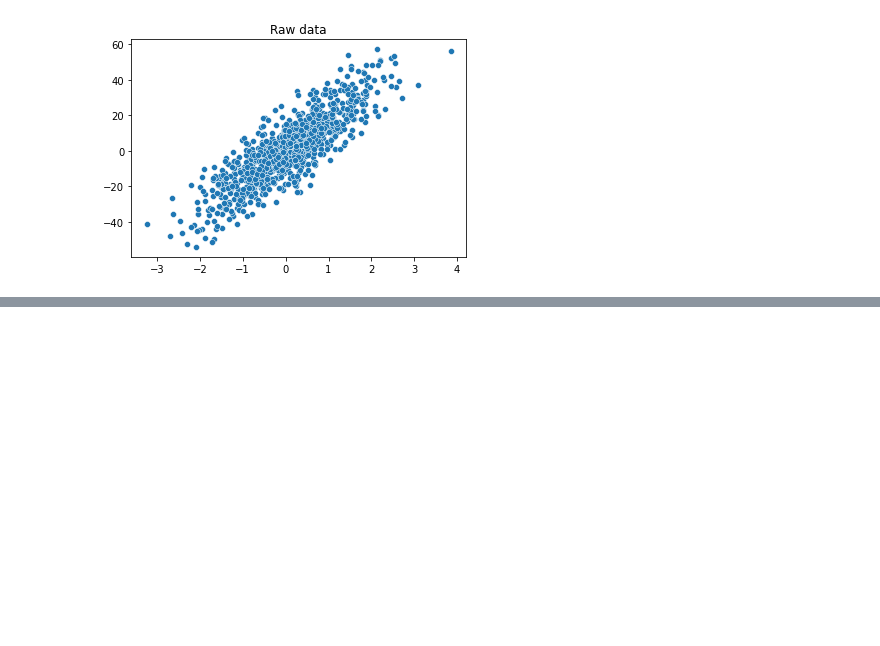
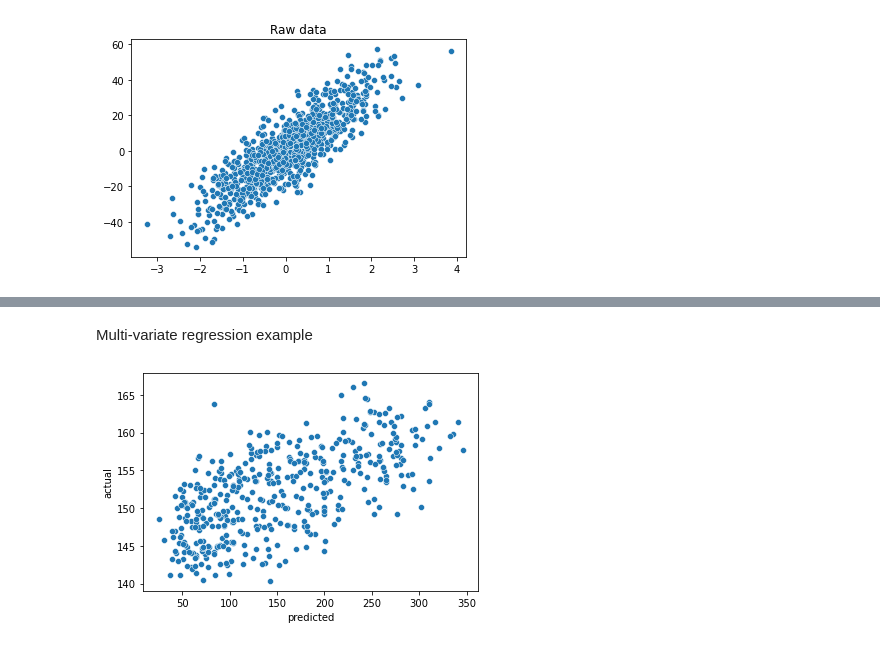
Before and after one commit to jdidcote/machine-learning-from-scratch, a Jupyter notebook: notebooks/examples.ipynb, the cells around one changed output, grey strips where cells are left out. Saved outputs shown, nothing was run; the diff lists cells and outputs as text; code cells hidden in the pictures; blank space fills up the shorter version.

```diff
--- a/notebooks/examples.ipynb
+++ b/notebooks/examples.ipynb
@@ -54,0 +77,15 @@ sns.lineplot(x=X_reg_uni.flatten(), y=y_hat, color="red")
+# %% [markdown]
+Multi-variate regression example
+# %%
+X_reg_multi, y_reg_multi = load_multivariate_regression_data()
+
+lr_multi = LinearRegression()
+lr_multi.learn(X_reg_multi, y_reg_multi)
+y_hat = lr_multi.predict(X_reg_multi)
+
+ax = sns.scatterplot(x=y_reg_multi, y=y_hat)
+ax.set_xlabel("predicted")
+ax.set_ylabel("actual")
+plt.show()
+# %% [output]
+[figure, added]
```
Also changed, not shown: parts of 13 cells of this notebook, 5 other files.
